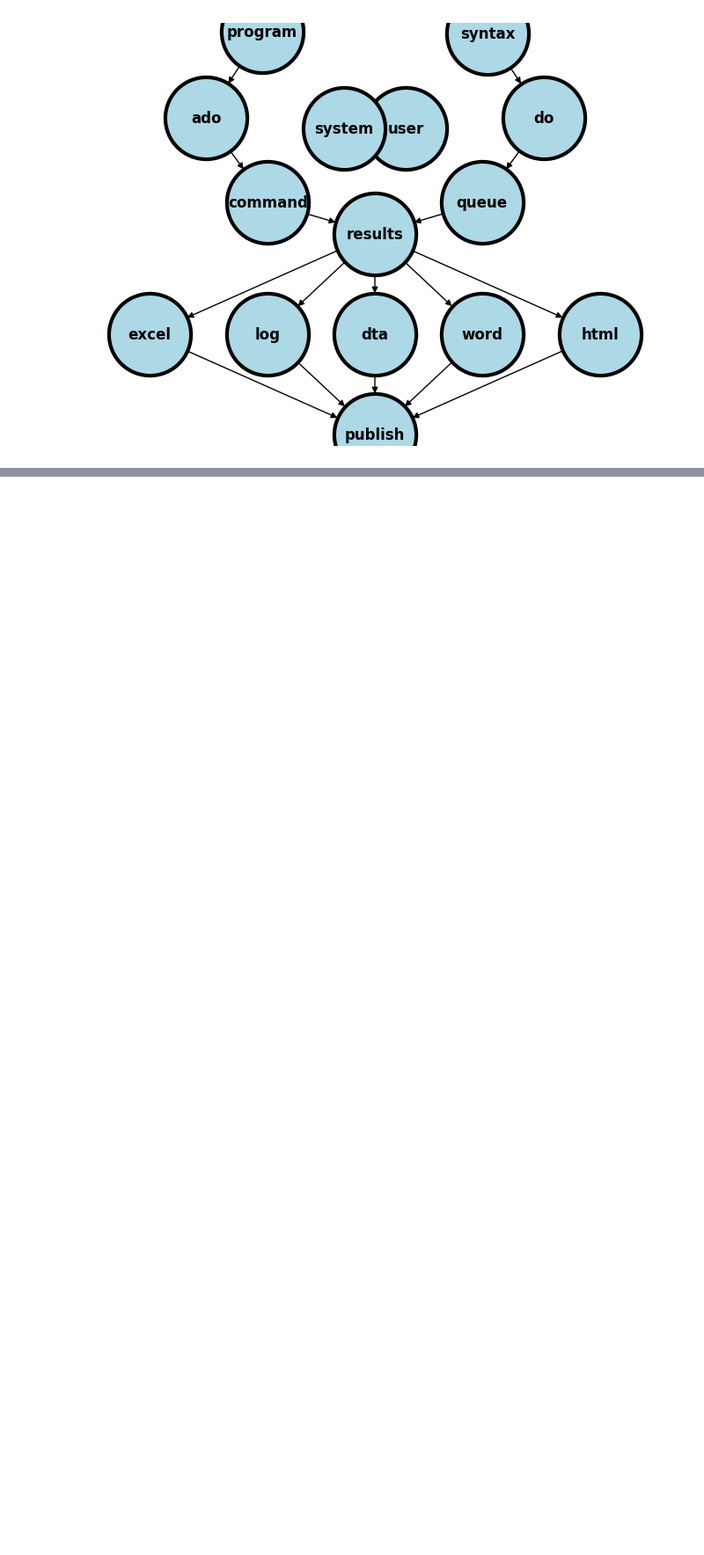
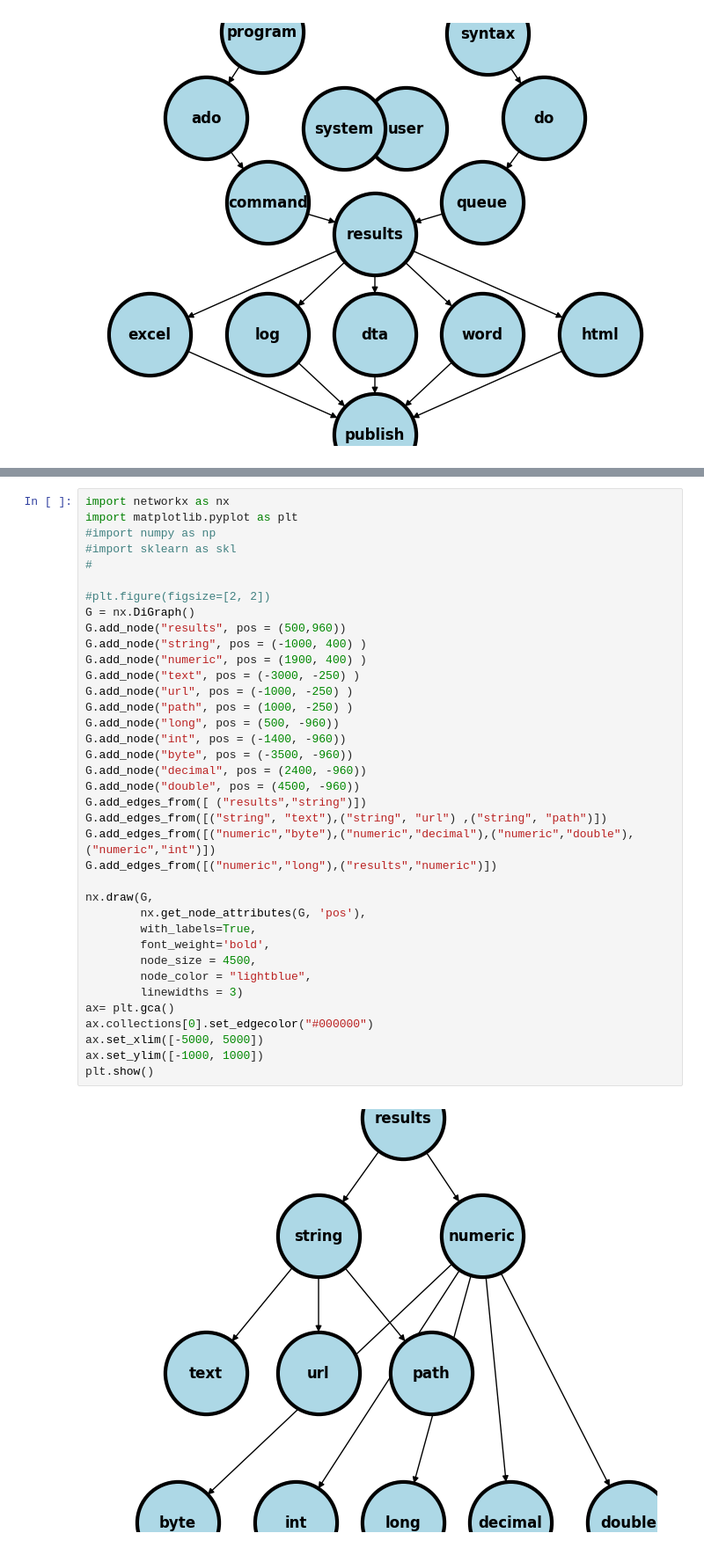
Before and after one commit to jhustata/livre, a Jupyter notebook: _build/jupyter_execute/chapter1.ipynb, the cells around one changed output, grey strips where cells are left out. Shown at 88% size. Saved outputs shown, nothing was run; the diff lists cells and outputs as text; blank space fills up the shorter version.

Commit message:
results figure

```diff
--- a/_build/jupyter_execute/chapter1.ipynb
+++ b/_build/jupyter_execute/chapter1.ipynb
@@ -180,0 +162,39 @@ Let's use a simple example to illustrate some of the terms we've introduced:
+# %%
+import networkx as nx
+import matplotlib.pyplot as plt
+#import numpy as np
+#import sklearn as skl
+#
+
+#plt.figure(figsize=[2, 2])
+G = nx.DiGraph()
+G.add_node("results", pos = (500,960))
+G.add_node("string", pos = (-1000, 400) )
+G.add_node("numeric", pos = (1900, 400) )
+G.add_node("text", pos = (-3000, -250) )
+G.add_node("url", pos = (-1000, -250) )
+G.add_node("path", pos = (1000, -250) )
+G.add_node("long", pos = (500, -960))
+G.add_node("int", pos = (-1400, -960))
+G.add_node("byte", pos = (-3500, -960))
+G.add_node("decimal", pos = (2400, -960))
+G.add_node("double", pos = (4500, -960))
+G.add_edges_from([ ("results","string")])
+G.add_edges_from([("string", "text"),("string", "url") ,("string", "path")])
+G.add_edges_from([("numeric","byte"),("numeric","decimal"),("numeric","double"),("numeric","int")])
+G.add_edges_from([("numeric","long"),("results","numeric")])
+
+nx.draw(G,
+        nx.get_node_attributes(G, 'pos'),
+        with_labels=True,
+        font_weight='bold',
+        node_size = 4500,
+        node_color = "lightblue",
+        linewidths = 3)
+ax= plt.gca()
+ax.collections[0].set_edgecolor("#000000")
+ax.set_xlim([-5000, 5000])
+ax.set_ylim([-1000, 1000])
+plt.show()
+# %% [output]
+[figure, added]
```
Also changed, not shown: parts of 3 cells of this notebook, 7 other files.
